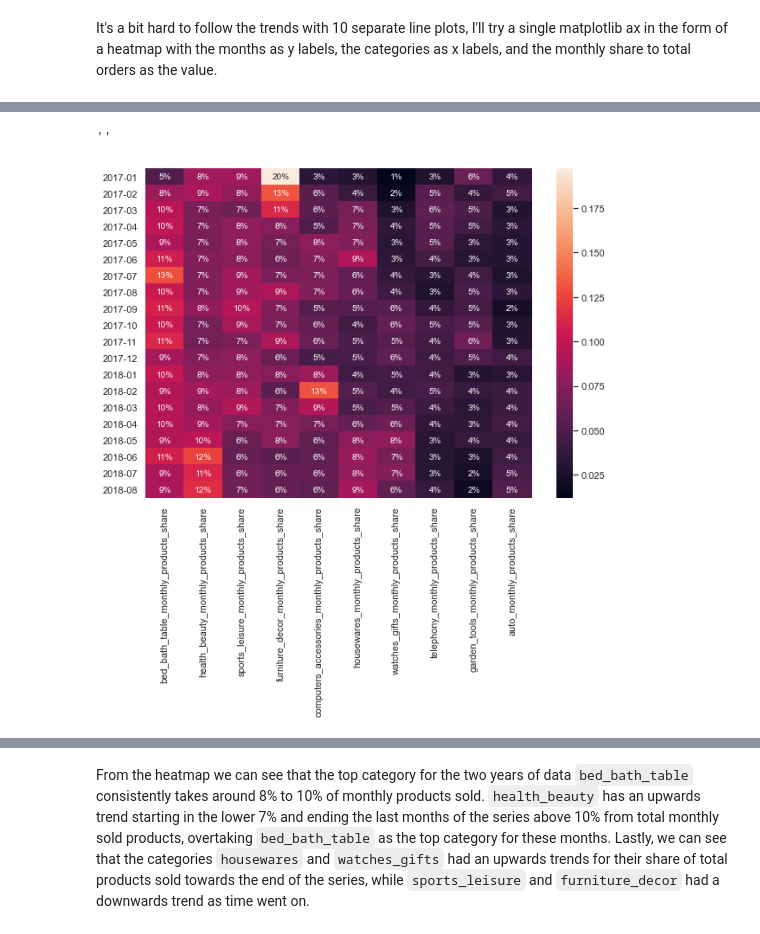
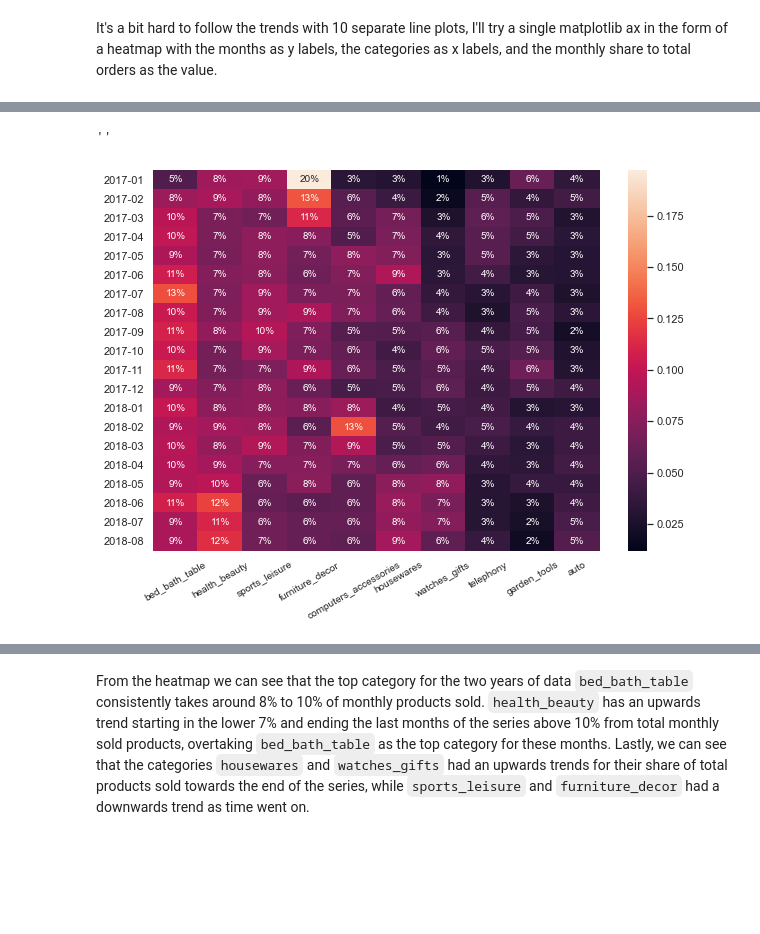
Before and after one commit to edson-github/udacity_ds_nanodg_blog_post, a Jupyter notebook: olist_ecommerce_eda/eda.ipynb, the cells around one changed output, grey strips where cells are left out. Saved outputs shown, nothing was run; the diff lists cells and outputs as text; code cells hidden in the pictures; blank space fills up the shorter version.

```diff
--- a/olist_ecommerce_eda/eda.ipynb
+++ b/olist_ecommerce_eda/eda.ipynb
@@ -704,6 +704,7 @@ def get_share_of_count(df, group_column, count_column, agg_function, new_column_
     return count_df
 # %%
 product_category_counts = get_share_of_count(product_cat_daily_df, 'product_category_name', 'product_id', 'sum', 'total_product_ids')
+product_category_counts = product_category_counts.rename(columns={'total_product_ids': 'total_products_sold'})
 dfi.export(product_category_counts[:10], 'graphs_tables/top10_product_categories_products_table.png')
 product_category_counts[:10]
 # %% [output]
@@ -839,16 +840,19 @@ memory usage: 4.1 KB
 # %%
 try:
     products_monthly_copy.index = products_monthly_copy.index.strftime('%Y-%m')
 except AttributeError:
     pass
 
 fig, ax = plt.subplots(figsize=(10, 7))
-sns.heatmap(products_monthly_copy.drop(columns=['monthly_total_products']).filter(like='_share', axis=1)/100, fmt='.0%', yticklabels=True, annot=True, ax=ax)
+category_month_share_df = products_monthly_copy.drop(columns=['monthly_total_products']).filter(like='_share', axis=1)/100
+category_month_share_df.columns = top_categories
+ax = sns.heatmap(category_month_share_df, fmt='.0%', yticklabels=True, annot=True, ax=ax)
+ax.set_xticklabels(ax.get_xmajorticklabels(), fontsize=10, rotation=30)
 plt.savefig("graphs_tables/top10_categories_monthly_share_products_heatmap.png")
 ;
 # %% [output]
 ''
-[figure, old version]
+[figure, new version]
 # %%
 fig, ax = plt.subplots(figsize=(10, 7))
 products_monthly_abs = products_monthly_copy.drop(columns=['monthly_total_products']).filter(regex='.*(?<!_share)$', axis=1)
```
Also changed, not shown: parts of 32 cells of this notebook, 8 other files.
